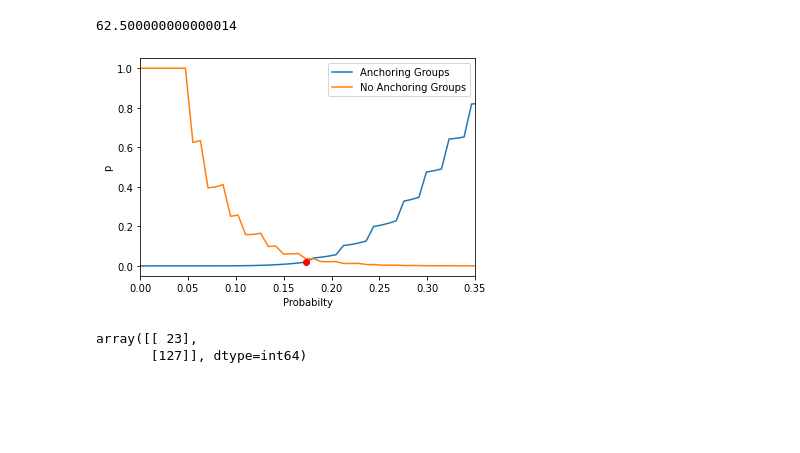
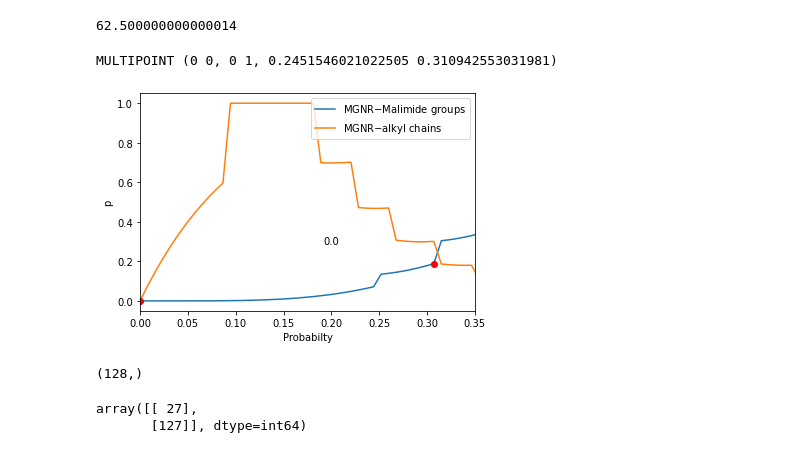
Before and after one commit to AlessandroLodi/DPhil-Thesis-Oxford, a Jupyter notebook: chapter_fabrication/figures/plotting_fabrication.ipynb, the cells around one changed output. Drawn from its saved outputs; the diff is of its cells as text; code cells hidden in the pictures; blank space fills up the shorter version.

```diff
--- a/chapter_fabrication/figures/plotting_fabrication.ipynb
+++ b/chapter_fabrication/figures/plotting_fabrication.ipynb
@@ -671,33 +671,46 @@ hall_coef(n, d, e)
 # %%
 import numpy as np
 from scipy.stats import binom_test
 import matplotlib.pyplot as plt
+from shapely.geometry import LineString
 
 
 ps = np.linspace(0, 1, 128)
 y = np.linspace(0, 1, 128)
 pvals_hbc = []
 pvals_no_anchors = []
 for p in ps:
-    pval_hbc = binom_test(8, 21, p=p, alternative='two-sided')  # 8/21 molecular junctions for HBC-ZnP
-    pval_no_anchors = binom_test(0, 20, p=p, alternative='two-sided')  # 0/20 molecular junctions for ZnP (no anchors)
+    pval_hbc = binom_test(5, 10, p=p, alternative='two-sided')  # 8/21 molecular junctions for HBC-ZnP
+    pval_no_anchors = binom_test(1, 10, p=p, alternative='two-sided')  # 0/20 molecular junctions for ZnP (no anchors)
     pvals_hbc.append(pval_hbc)
     pvals_no_anchors.append(pval_no_anchors)
+
+pvals_no_anchors = np.asarray(pvals_no_anchors)
 pvals_hbc = np.asarray(pvals_hbc)
-plt.plot(ps, pvals_hbc, label='Anchoring Groups')
-plt.plot(ps, pvals_no_anchors, label='No Anchoring Groups')
+plt.plot(ps, pvals_hbc, label='MGNR$-$Malimide groups')
+plt.plot(ps, pvals_no_anchors, label='MGNR$-$alkyl chains')
 
 idx = np.argwhere(np.diff(np.sign(pvals_hbc - pvals_no_anchors))).flatten()
+line_1 = LineString(np.column_stack((pvals_no_anchors, y)))
+line_2 = LineString(np.column_stack((pvals_hbc, y)))
+intersection = line_1.intersection(line_2)
+
+print(intersection)
 plt.plot(ps[idx], pvals_hbc[idx], 'ro')
+plt.text(0.2, 0.3, str(round(pvals_hbc[idx[0]], 3)), horizontalalignment='center',verticalalignment='center')
 plt.xlim([0.0, 0.35])
 plt.xlabel('Probabilty')
 plt.ylabel('p')
 plt.legend()
+plt.savefig('test_5out10_1out10.pdf', dpi=300)
 plt.show()
 # %% [output]
+MULTIPOINT (0 0, 0 1, 0.2451546021022505 0.310942553031981)
-[figure, old version]
+[figure, new version]
 # %%
+print((pvals_hbc - pvals_no_anchors).)
 np.argwhere(np.diff(np.sign(pvals_hbc - pvals_no_anchors)))+1
 # %% [output]
-array([[ 23],
-       [127]], dtype=int64)
+(128,)
+array([[ 27],
+       [127]], dtype=int64)
```
Also changed, not shown: 35 other files.
